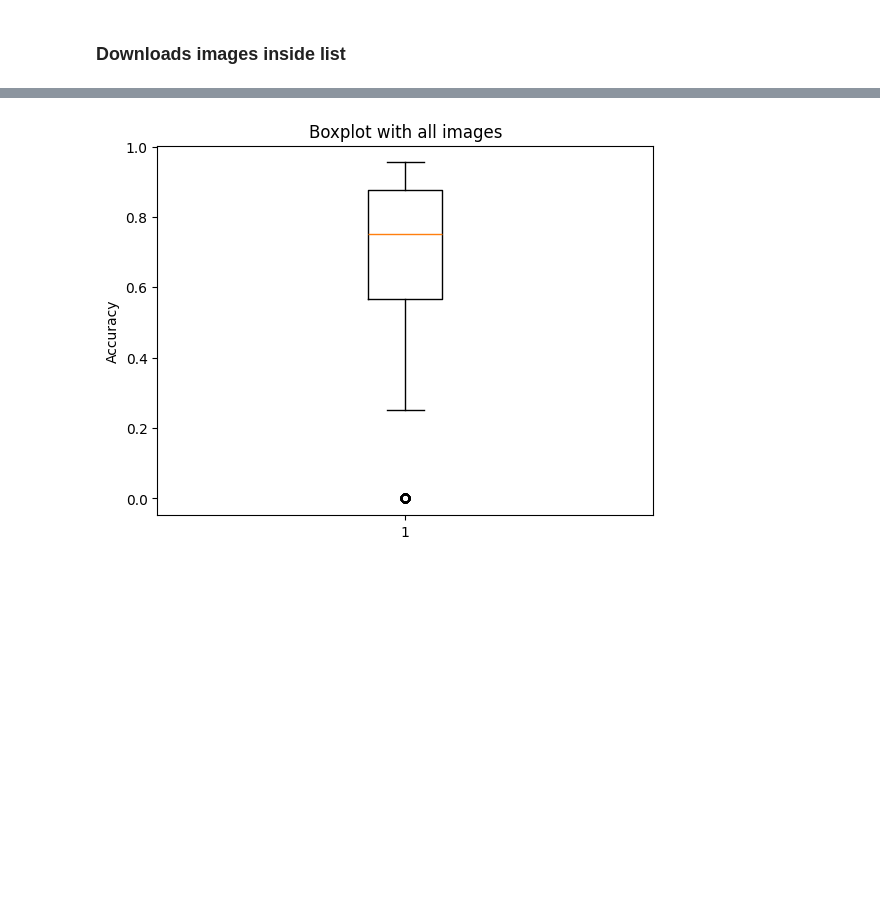
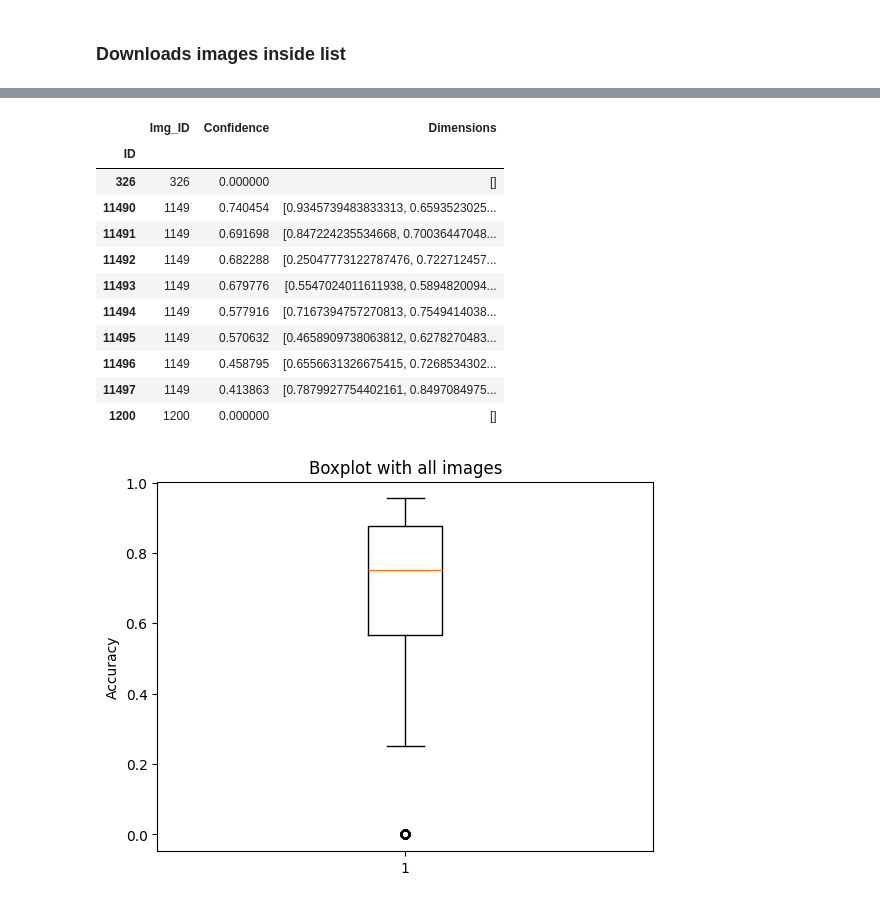
Before and after one commit to federicopaschetta/FemaleObjectificationInMovies, a Jupyter notebook: yolo_prediction.ipynb, the cells around one changed output, grey strips where cells are left out. Drawn from its saved outputs; the diff is of its cells as text; code cells hidden in the pictures; blank space fills up the shorter version.

```diff
--- a/yolo_prediction.ipynb
+++ b/yolo_prediction.ipynb
@@ -107,0 +169,4 @@ df = pd.DataFrame(data).set_index('ID')
+# %%
+data_top25 = confidence_score(top25, cropped=True)
+# %%
+df_top25 = pd.DataFrame(data_top25).set_index('ID')
@@ -108,3 +190,18 @@ df = pd.DataFrame(data).set_index('ID')
+# %%
+df_top25
+# %% [output]
+|  | Img_ID | Confidence | Dimensions |
+| ID |  |  |  |
+| 326 | 326 | 0.000000 | [] |
+| 11490 | 1149 | 0.740454 | [0.9345739483833313, 0.6593523025... |
+| 11491 | 1149 | 0.691698 | [0.847224235534668, 0.70036447048... |
+| 11492 | 1149 | 0.682288 | [0.25047773122787476, 0.722712457... |
+| 11493 | 1149 | 0.679776 | [0.5547024011611938, 0.5894820094... |
+| 11494 | 1149 | 0.577916 | [0.7167394757270813, 0.7549414038... |
+| 11495 | 1149 | 0.570632 | [0.4658909738063812, 0.6278270483... |
+| 11496 | 1149 | 0.458795 | [0.6556631326675415, 0.7268534302... |
+| 11497 | 1149 | 0.413863 | [0.7879927754402161, 0.8497084975... |
+| 1200 | 1200 | 0.000000 | [] |
 # %%
 df['x_center'] = df['Dimensions'].apply(lambda x: x[0] if x else np.nan)
 df['y_center'] = df['Dimensions'].apply(lambda x: x[1] if x else np.nan)
```
Also changed, not shown: parts of 15 cells of this notebook, 1 other file.
